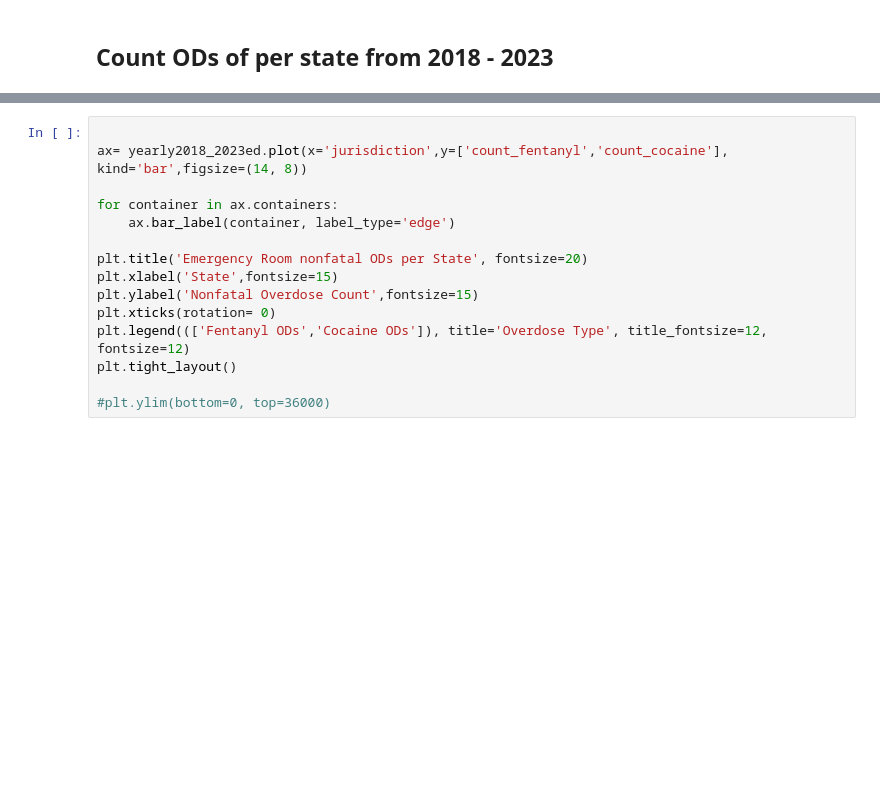
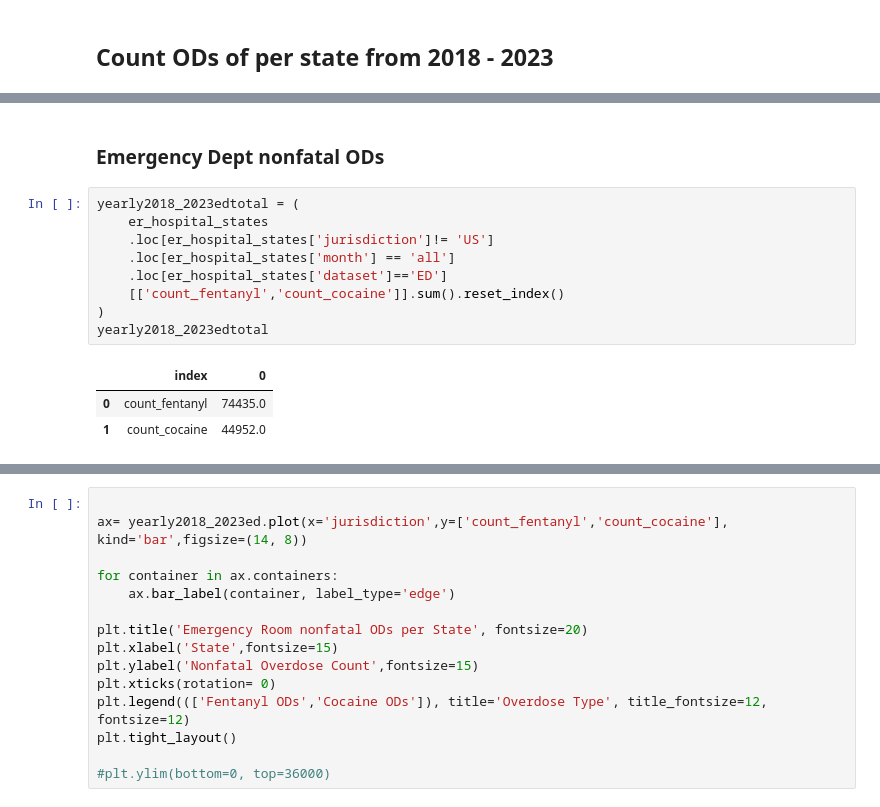
Before and after one commit to dorinajordan22/da14_capstone_2023_cocaine_and_fentanyl_analysis-, a Jupyter notebook: notebooks/2018_2023_cocaine_and_fentanyl_analysis.ipynb, the cells around one changed output, grey strips where cells are left out. Cells and saved outputs as stored; diff of their text form; blank space fills up the shorter version.

```diff
--- a/notebooks/2018_2023_cocaine_and_fentanyl_analysis.ipynb
+++ b/notebooks/2018_2023_cocaine_and_fentanyl_analysis.ipynb
@@ -92,0 +78,15 @@ yearly2018_2023ed
+# %% [markdown]
+### Emergency Dept nonfatal ODs
+# %%
+yearly2018_2023edtotal = (
+    er_hospital_states
+    .loc[er_hospital_states['jurisdiction']!= 'US']
+    .loc[er_hospital_states['month'] == 'all']
+    .loc[er_hospital_states['dataset']=='ED']
+    [['count_fentanyl','count_cocaine']].sum().reset_index()
+)
+yearly2018_2023edtotal
+# %% [output]
+|  | index | 0 |
+| 0 | count_fentanyl | 74435.0 |
+| 1 | count_cocaine | 44952.0 |
```
Also changed, not shown: parts of 9 cells of this notebook, 1 other file.
